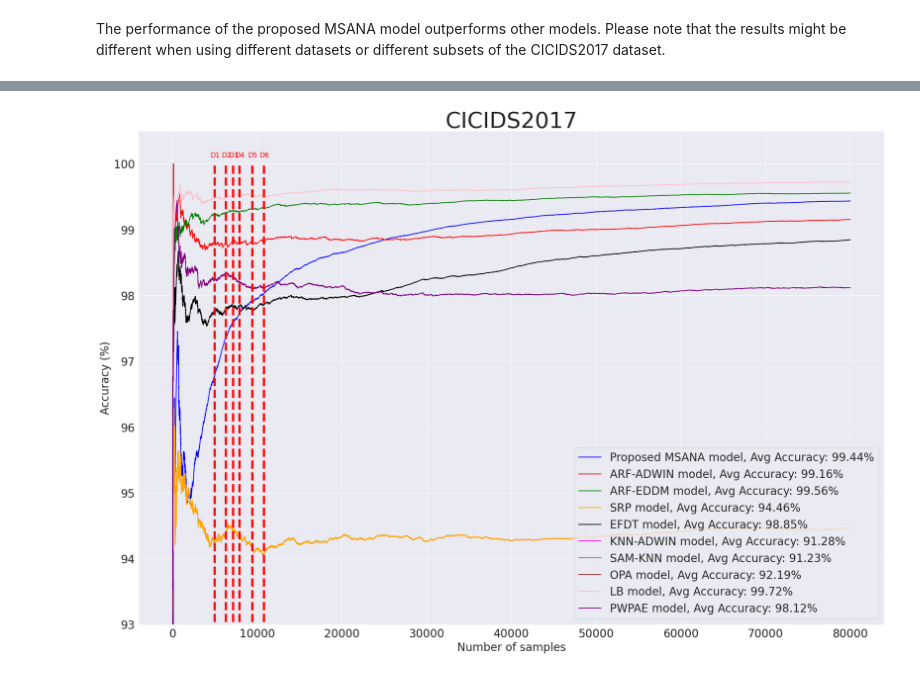
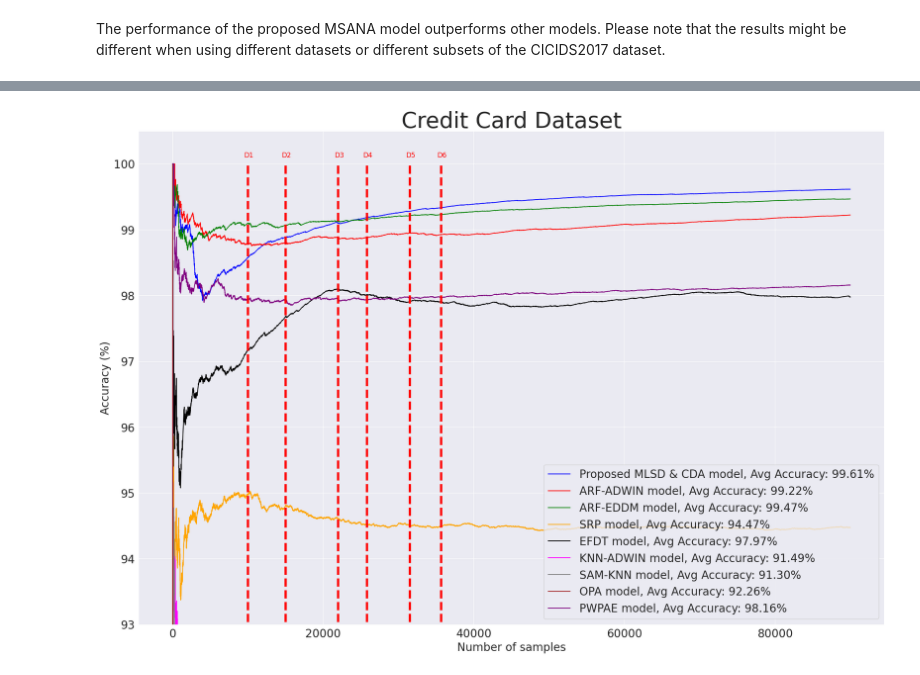
Before and after one commit to vikashmaheshwari97/Concept-Drfit-Adaptation, a Jupyter notebook: Credit_Card_CD.ipynb, the cells around one changed output, grey strips where cells are left out. Saved outputs shown, nothing was run; the diff lists cells and outputs as text; code cells hidden in the pictures.

```diff
--- a/Credit_Card_CD.ipynb
+++ b/Credit_Card_CD.ipynb
@@ -98,7 +95,7 @@ df_missing_columns
 # %%
 X = df.drop(['fraud'],axis=1)
 y = df['fraud']
-X_train, X_test, y_train, y_test = train_test_split(X,y, train_size = 0.2, test_size = 0.8, shuffle=False,random_state = 0)
+X_train, X_test, y_train, y_test = train_test_split(X,y, train_size = 0.1, test_size = 0.9, shuffle=False,random_state = 0)
 # %% [markdown]
 ## Basic Adaptive Learning - Define Functions
 # %%
@@ -864,9 +866,20 @@ def MSANA(model1, model2, model3, model4, X_train, y_train, X_test, y_test):
 
             # Relearn the online models on the most recent window data (representing new concept data)
             hat1 = ensemble.AdaptiveRandomForestClassifier(n_models=3) # ARF-ADWIN
-            hat2 = neighbors.KNNADWINClassifier(window_size=100)
+            #hat2 = neighbors.KNNADWINClassifier(window_size=100)
+            hat2 = ensemble.SRPClassifier(n_models = 3)
+            #hat2 = tree.ExtremelyFastDecisionTreeClassifier()
             hat3 = ensemble.AdaptiveRandomForestClassifier(n_models=3,drift_detector=EDDM(),warning_detector=EDDM()) # ARF-EDDM
-            hat4 = linear_model.PAClassifier() # SRP-DDM
+            hat4 = ensemble.LeveragingBaggingClassifier(model=tree.HoeffdingTreeClassifier(),n_models=3) # LB Model
+
+            #hat1 = ensemble.AdaptiveRandomForestClassifier(n_models=3) # ARF-ADWIN
+            #hat2 = neighbors.KNNADWINClassifier(window_size=100)
+            #hat3 = ensemble.AdaptiveRandomForestClassifier(n_models=3,drift_detector=EDDM(),warning_detector=EDDM()) # ARF-EDDM
+            #hat4 = linear_model.PAClassifier() # SRP-DDM
+
+
+
+
 
             # Re-select features
             selector1 = feature_selection.VarianceThreshold(threshold = 0.1)
@@ -965,7 +981,7 @@ plt.plot(t,m8,'pink',label=name8+', Avg Accuracy: %.2f%%'%(m8[-1]))
 plt.plot(t,m9,'purple',label=name9+', Avg Accuracy: %.2f%%'%(m9[-1]))
 
 # Draw the drift points/time
-dr = [0,4950,6300, 7140,7900,9400,10800]
+dr = [0,10000,15000, 22000,25800,31500,35650]
 for i in range(len(dr)):
     if i!=0:
         plt.text(dr[i]-500, 100.1, 'D'+ str(i), c = "red", fontsize = 12)
@@ -973,7 +989,7 @@ for i in range(len(dr)):
 
 plt.legend(loc='lower right')
 plt.ylim(93, 100.5)
-plt.title('CICIDS2017', fontsize=40)
+plt.title('Credit Card Dataset', fontsize=40)
 plt.xlabel('Number of samples')
 plt.ylabel('Accuracy (%)')
 
@@ -990,7 +1006,7 @@ bm1 = imblearn.RandomOverSampler(ensemble.AdaptiveRandomForestClassifier(n_model
                                  desired_dist={0: .4, 1: .6},
                                 seed=42
                                 ) # ARF-ADWIN
-bm2 = imblearn.RandomOverSampler(neighbors.KNNADWINClassifier(window_size=100),
+bm2 = imblearn.RandomOverSampler(ensemble.SRPClassifier(n_models = 3),
                                  desired_dist={0: .4, 1: .6},
                                 seed=42
                                 ) # ARF-ADWIN
@@ -998,12 +1014,12 @@ bm3 = imblearn.RandomOverSampler(ensemble.AdaptiveRandomForestClassifier(n_model
                                  desired_dist={0: .4, 1: .6},
                                 seed=42
                                 ) # ARF-ADWIN
-bm4 = imblearn.RandomOverSampler(linear_model.PAClassifier(), # SRP-DDM
+bm4 = imblearn.RandomOverSampler(ensemble.LeveragingBaggingClassifier(model=tree.HoeffdingTreeClassifier(),n_models=3), # SRP-DDM
                                  desired_dist={0: .4, 1: .6},
                                 seed=42
                                 ) # ARF-ADWIN
 
-name = "Proposed MSANA model"
+name = "Proposed MLSD & CDA model"
 t, m = MSANA(bm1, bm2, bm3, bm4, X_train, y_train, X_test, y_test) # Learn the model on the dataset
 acc_fig(t, m, name) # Draw the figure of how the real-time accuracy changes with the number of samples
 # %% [output]
@@ -1026,34 +1042,34 @@ Wall time: 4min 4s
 plt.rcParams.update({'font.size': 20})
 plt.figure(1,figsize=(24,16))
 sns.set_style("darkgrid")
 plt.clf()
 
 # Plot the accuracy change of each learner
 plt.plot(t,m,'-b',label=name+', Avg Accuracy: %.2f%%'%(m[-1]))
 # plt.plot(t,m0,'pink',label=name0+', Avg Accuracy: %.2f%%'%(m0[-1]))
 plt.plot(t,m1,'-r',label=name1+', Avg Accuracy: %.2f%%'%(m1[-1]))
 plt.plot(t,m2,'-g',label=name2+', Avg Accuracy: %.2f%%'%(m2[-1]))
 plt.plot(t,m3,'orange',label=name3+', Avg Accuracy: %.2f%%'%(m3[-1]))
 plt.plot(t,m4,'black',label=name4+', Avg Accuracy: %.2f%%'%(m4[-1]))
 plt.plot(t,m5,'magenta',label=name5+', Avg Accuracy: %.2f%%'%(m5[-1]))
 plt.plot(t,m6,'grey',label=name6+', Avg Accuracy: %.2f%%'%(m6[-1]))
 plt.plot(t,m7,'brown',label=name7+', Avg Accuracy: %.2f%%'%(m7[-1]))
-plt.plot(t,m8,'pink',label=name8+', Avg Accuracy: %.2f%%'%(m8[-1]))
+#plt.plot(t,m8,'pink',label=name8+', Avg Accuracy: %.2f%%'%(m8[-1]))
 plt.plot(t,m9,'purple',label=name9+', Avg Accuracy: %.2f%%'%(m9[-1]))
 
 # Draw the drift points/time
-dr = [0,4950,6300, 7140,7900,9400,10800]
+dr = [0,10000,15000, 22000,25800,31500,35650]
 for i in range(len(dr)):
     if i!=0:
         plt.text(dr[i]-500, 100.1, 'D'+str(i), c = "red", fontsize = 12)
         plt.vlines(dr[i], 0, 100, colors = "red", linewidth=4, linestyles = "dashed")
 
 plt.legend(loc='lower right')
 plt.ylim(93, 100.5)
-plt.title('CICIDS2017', fontsize=40)
+plt.title('Credit Card Dataset', fontsize=40)
 plt.xlabel('Number of samples')
 plt.ylabel('Accuracy (%)')
 
 plt.draw()
 # %% [output]
-[figure, old version]
+[figure, new version]
```
Also changed, not shown: parts of 24 cells of this notebook.
